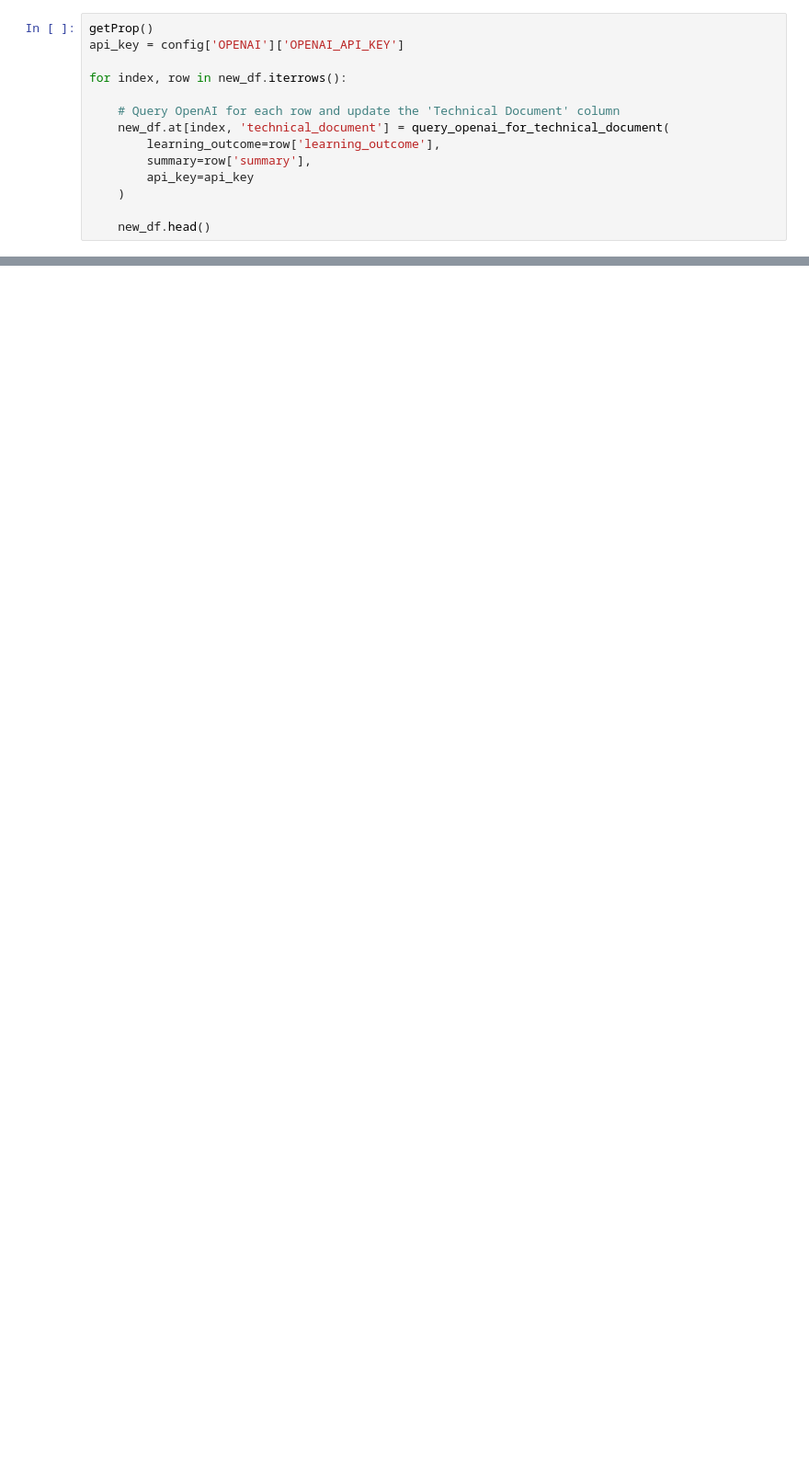
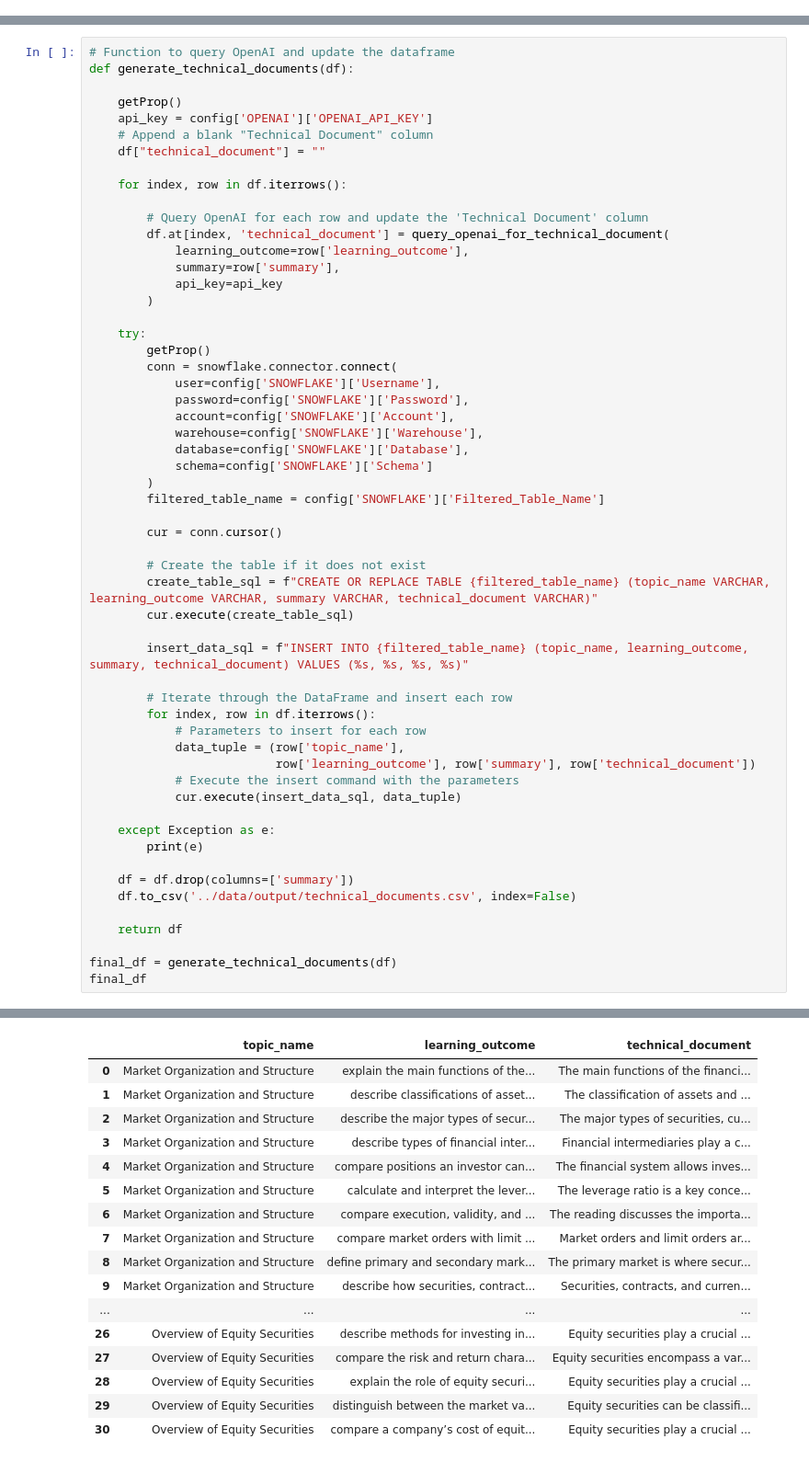
Before and after one commit to BigDataIA-Spring2024-Sec1-Team3/Assignment5, a Jupyter notebook: backend/generate_knowledge_base.ipynb, the cells around one changed output, grey strips where cells are left out. Shown at 92% size. Saved outputs shown, nothing was run; the diff lists cells and outputs as text; blank space fills up the shorter version.

Commit message:
Created Frontend & generate_knowledge_base.py

```diff
--- a/backend/generate_knowledge_base.ipynb
+++ b/backend/generate_knowledge_base.ipynb
@@ -102,17 +133,3 @@ def query_openai_for_technical_document(learning_outcome, summary, api_key):
     response = response.content
 
     return response
-# %%
-getProp()
-api_key = config['OPENAI']['OPENAI_API_KEY']
-
-for index, row in new_df.iterrows():
-
-    # Query OpenAI for each row and update the 'Technical Document' column
-    new_df.at[index, 'technical_document'] = query_openai_for_technical_document(
-        learning_outcome=row['learning_outcome'],
-        summary=row['summary'],
-        api_key=api_key
-    )
-
-    new_df.head()
@@ -136,0 +136,57 @@ WARNING! presence_penalty is not default parameter.
+# %%
+# Function to query OpenAI and update the dataframe
+def generate_technical_documents(df):
+
+    getProp()
+    api_key = config['OPENAI']['OPENAI_API_KEY']
+    # Append a blank "Technical Document" column
+    df["technical_document"] = ""
+
+    for index, row in df.iterrows():
+
+        # Query OpenAI for each row and update the 'Technical Document' column
+        df.at[index, 'technical_document'] = query_openai_for_technical_document(
+            learning_outcome=row['learning_outcome'],
+            summary=row['summary'],
+            api_key=api_key
+        )
+
+    try:
+        getProp()
+        conn = snowflake.connector.connect(
+            user=config['SNOWFLAKE']['Username'],
+            password=config['SNOWFLAKE']['Password'],
+            account=config['SNOWFLAKE']['Account'],
+            warehouse=config['SNOWFLAKE']['Warehouse'],
+            database=config['SNOWFLAKE']['Database'],
+            schema=config['SNOWFLAKE']['Schema']
+        )
+        filtered_table_name = config['SNOWFLAKE']['Filtered_Table_Name']
+
+        cur = conn.cursor()
+
+        # Create the table if it does not exist
+        create_table_sql = f"CREATE OR REPLACE TABLE {filtered_table_name} (topic_name VARCHAR, learning_outcome VARCHAR, summary VARCHAR, technical_document VARCHAR)"
+        cur.execute(create_table_sql)
+
+        insert_data_sql = f"INSERT INTO {filtered_table_name} (topic_name, learning_outcome, summary, technical_document) VALUES (%s, %s, %s, %s)"
+
+        # Iterate through the DataFrame and insert each row
+        for index, row in df.iterrows():
+            # Parameters to insert for each row
+            data_tuple = (row['topic_name'],
+                          row['learning_outcome'], row['summary'], row['technical_document'])
+            # Execute the insert command with the parameters
+            cur.execute(insert_data_sql, data_tuple)
+
+    except Exception as e:
+        print(e)
+
+    df = df.drop(columns=['summary'])
+    df.to_csv('../data/output/technical_documents.csv', index=False)
+
+    return df
+
+final_df = generate_technical_documents(df)
+final_df
+# %% [output]
@@ -137 +210,18 @@ WARNING! presence_penalty is not default parameter.
+|  | topic_name | learning_outcome | technical_document |
+| 0 | Market Organization and Structure | explain the main functions of the... | The main functions of the financi... |
+| 1 | Market Organization and Structure | describe classifications of asset... | The classification of assets and ... |
+| 2 | Market Organization and Structure | describe the major types of secur... | The major types of securities, cu... |
+| 3 | Market Organization and Structure | describe types of financial inter... | Financial intermediaries play a c... |
+| 4 | Market Organization and Structure | compare positions an investor can... | The financial system allows inves... |
+| 5 | Market Organization and Structure | calculate and interpret the lever... | The leverage ratio is a key conce... |
+| 6 | Market Organization and Structure | compare execution, validity, and ... | The reading discusses the importa... |
+| 7 | Market Organization and Structure | compare market orders with limit ... | Market orders and limit orders ar... |
+| 8 | Market Organization and Structure | define primary and secondary mark... | The primary market is where secur... |
+| 9 | Market Organization and Structure | describe how securities, contract... | Securities, contracts, and curren... |
+| ... | ... | ... | ... |
+| 26 | Overview of Equity Securities | describe methods for investing in... | Equity securities play a crucial ... |
+| 27 | Overview of Equity Securities | compare the risk and return chara... | Equity securities encompass a var... |
+| 28 | Overview of Equity Securities | explain the role of equity securi... | Equity securities play a crucial ... |
+| 29 | Overview of Equity Securities | distinguish between the market va... | Equity securities can be classifi... |
+| 30 | Overview of Equity Securities | compare a company’s cost of equit... | Equity securities play a crucial ... |
 # %%
```
Also changed, not shown: parts of 8 cells of this notebook, 8 other files.
